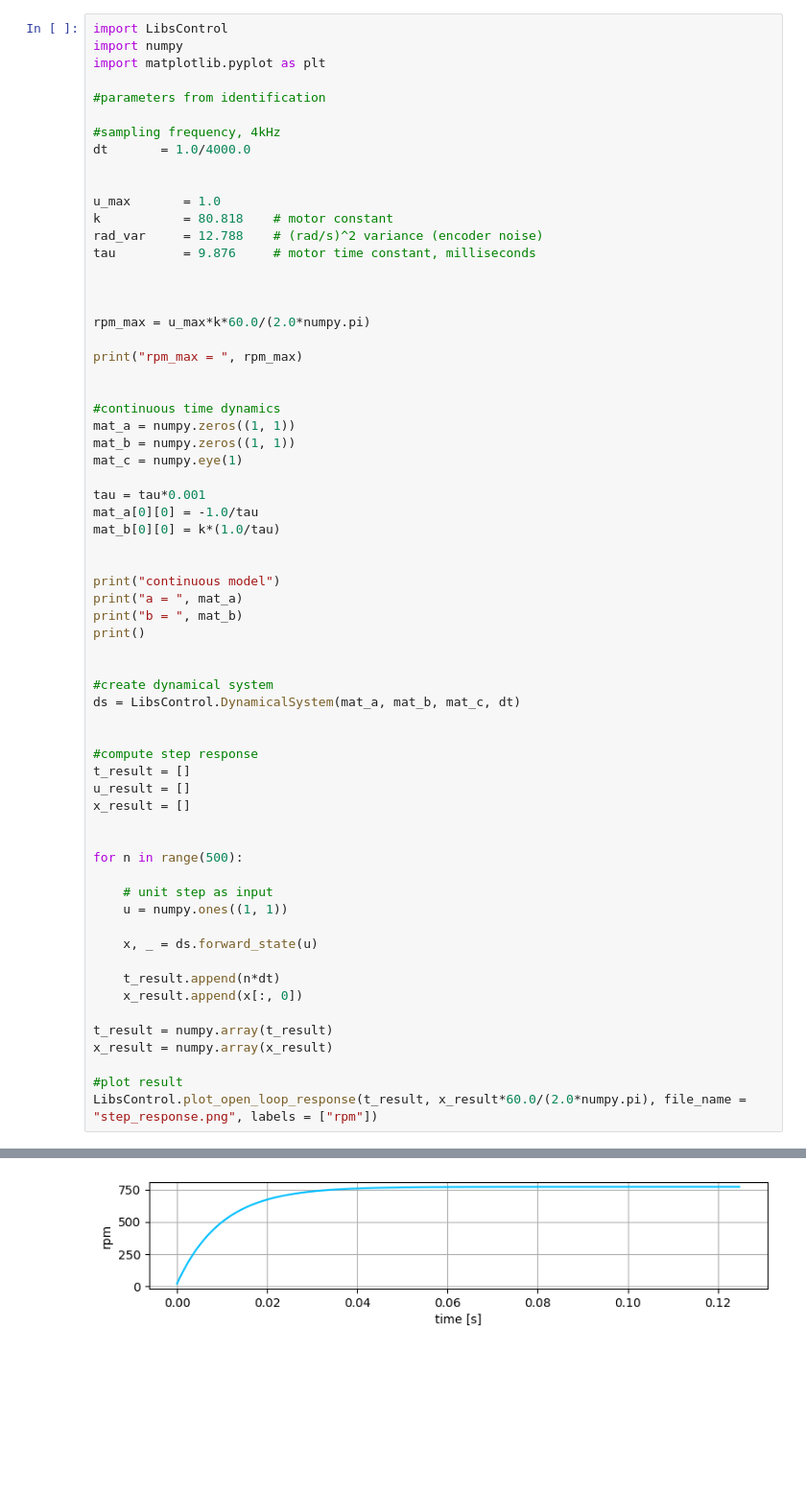
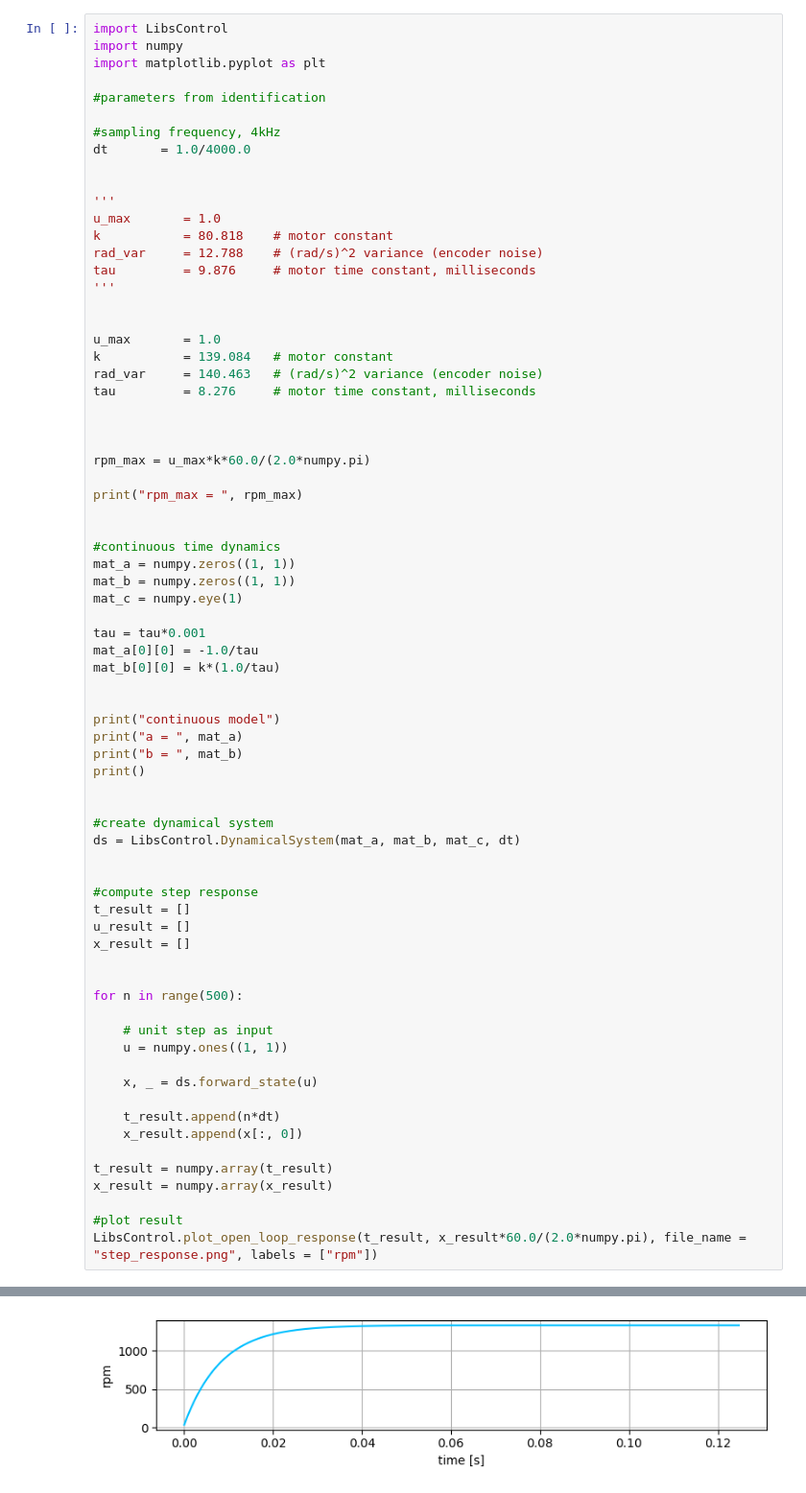
Before and after one commit to michalnand/motoko_ice_dragon_x, a Jupyter notebook: simulations/motor_controller/lqg_discrete.ipynb, the cells around one changed output, grey strips where cells are left out. Shown at 96% size. Drawn from its saved outputs; the diff is of its cells as text; blank space fills up the shorter version.

Commit message:
better encoder

```diff
--- a/simulations/motor_controller/lqg_discrete.ipynb
+++ b/simulations/motor_controller/lqg_discrete.ipynb
@@ -9,10 +9,18 @@ import matplotlib.pyplot as plt
 dt       = 1.0/4000.0
 
 
+'''
 u_max       = 1.0
 k           = 80.818    # motor constant
 rad_var     = 12.788    # (rad/s)^2 variance (encoder noise)
 tau         = 9.876     # motor time constant, milliseconds
+'''
+
+
+u_max       = 1.0
+k           = 139.084   # motor constant
+rad_var     = 140.463   # (rad/s)^2 variance (encoder noise)
+tau         = 8.276     # motor time constant, milliseconds
 
 
 
@@ -70,5 +78,5 @@ b =  [[8183.27257999]]
 <Figure size 640x480 with 0 Axes>
-[figure, old version]
+[figure, new version]
 # %%
 
 
```
Also changed, not shown: parts of 3 cells of this notebook, 15 other files.
